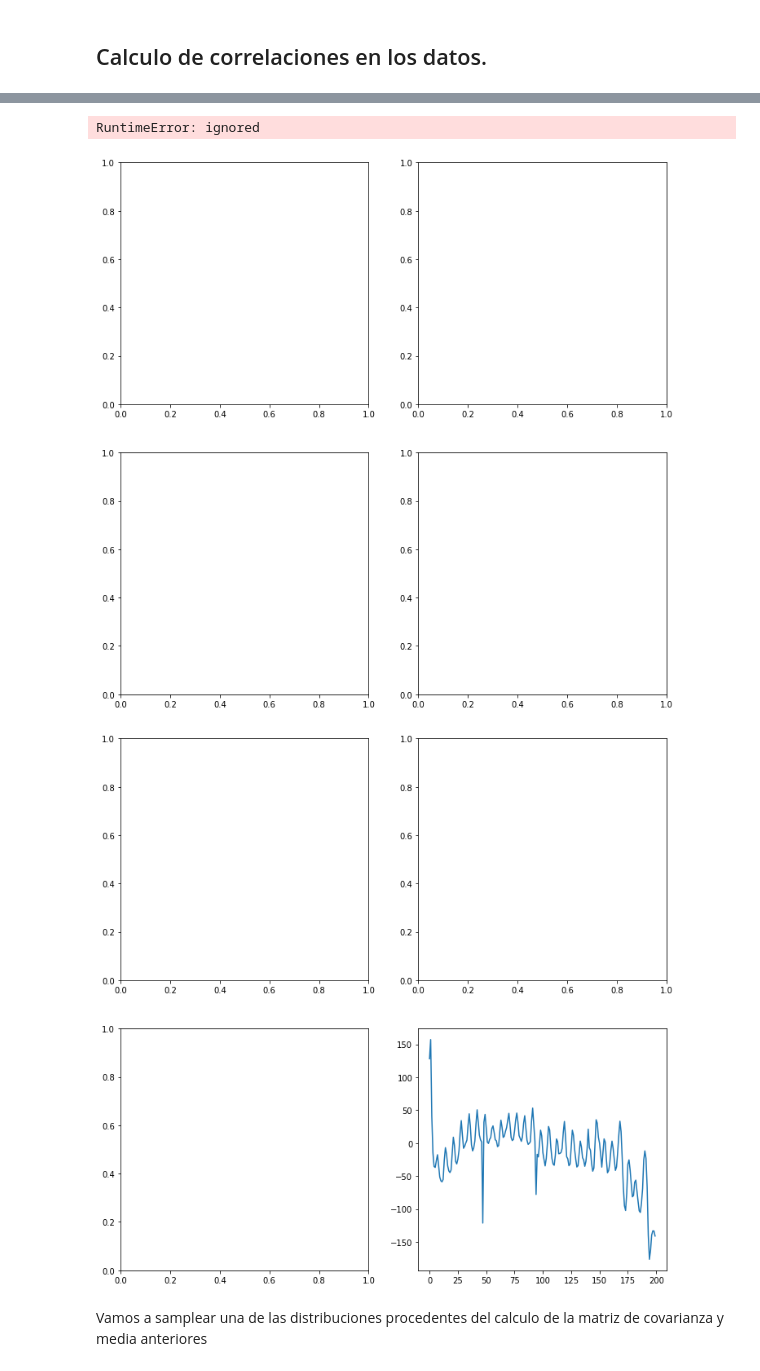
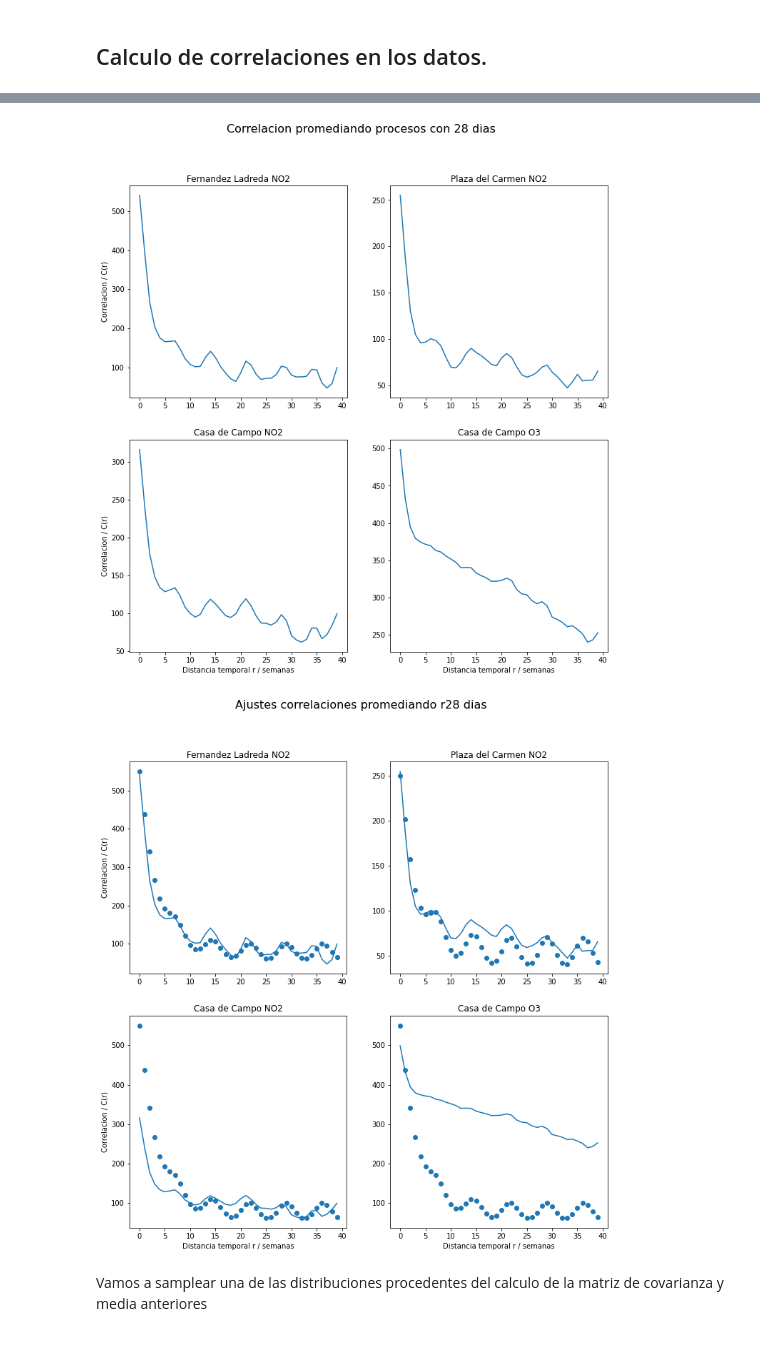
Before and after one commit to juanlu29/juanlu29, a Jupyter notebook: preprocesadoDatosContaminacionMadrid.ipynb, the cells around one changed output, grey strips where cells are left out. Drawn from its saved outputs; the diff is of its cells as text; code cells hidden in the pictures.

```diff
--- a/preprocesadoDatosContaminacionMadrid.ipynb
+++ b/preprocesadoDatosContaminacionMadrid.ipynb
@@ -271,7 +271,7 @@ longitudDatos = len(est56NO2_np)
 dx = (1./7) # Vamos a presentar en semanas la correlacion
 
 r10 = np.linspace(0,longitudDatos//10*dx,longitudDatos//10)
-p28 = 200
+p28 = 40
 r28 = np.arange(p28)
 r190 = np.linspace(0,longitudDatos//190*dx,longitudDatos//190)
 
@@ -295,11 +295,24 @@ correlaciones_03O3_r28 = correlaciones_promedio(len(est03O3_np),p28,est03O3_np[:
 # %%
 from scipy.optimize import curve_fit
 
+
 # define the true objective function
-def objective(x, a, d, l1, b, l2, omega2):
+def objective(x, a, d, l1):
+	return a * np.exp(-l1*x) + d
+
+def jacobiano(x, a, d, l1):
+
+  j = np.zeros((len(x),3))
+  j[:,0] = np.exp(-l1*x)
+  j[:,1] = 1.
+  j[:,2] = -1. * x * a * np.exp(-l1*x)
+  return j
+
+# define the true objective function
+def objective2(x, a, d, l1, b, l2, omega2):
 	return a * np.exp(-l1*x) + d + b*np.exp(-2*l2*np.power(np.sin(omega2*x),2))
 
-def jacobiano(x, a, d, l1, b, l2, omega2):
+def jacobiano2(x, a, d, l1, b, l2, omega2):
 
   j = np.zeros((len(x),6))
   j[:,0] = np.exp(-l1*x)
@@ -367,28 +380,42 @@ aproximacion1_y = 250*np.exp(-(1./3.3)*aproximacion1_x)
 aproximacion2_y = 100.*np.exp(-2*(0.3)*np.power(np.sin(np.pi*aproximacion1_x*(1./7.)),2))
 aproximacion3_y = 250*np.power(np.exp(-2*(1.)*np.power(np.sin(np.pi*aproximacion1_x*(1./365.)),2)),1.005) - 100.
 
-# curve fi
-popt, _ = curve_fit(objective, np.arange(p28), correlaciones_56NO2_r28.CorrEstProm, p0=[250.,100.,1./3.3,1.,1.,1.],bounds=(0, [np.inf,np.inf,np.inf,np.inf,np.inf,np.inf]),jac=jacobiano )
+## curve fi
+#popt, _ = curve_fit(objective, np.arange(p28), correlaciones_56NO2_r28.CorrEstProm, bounds=(0, [np.inf,np.inf,np.inf]),jac=jacobiano )
 # summarize the parameter values
-a, d, l1, b, l2, omega1 = popt
-print("parametros encontrados :",popt)
+#a, d, l1 = popt
+#print("parametros encontrados :",popt)
 
-ajuste_fl =  objective(aproximacion1_x, a, d, l1, b, l2, omega2)
+ajuste_fl =  objective(aproximacion1_x, 450., 0., 1./3.8)
 
-oscilaciones = correlaciones_56NO2_r28.CorrEstProm - ajuste_fl
+ajuste_fl +=  objective1(aproximacion1_x, 100., 1./4., 13.,0.)
 
-plt.plot(oscilaciones)
+ajuste_pc =  objective(aproximacion1_x, 180., 0., 1./3.8)
+
+ajuste_pc +=  objective1(aproximacion1_x, 70., 1./3.56, 13.,0.)
+
+ajuste_cpno2 =  objective(aproximacion1_x, 450., 0., 1./3.8)
+
+ajuste_cpno2 +=  objective1(aproximacion1_x, 100., 1./4., 13.,0.)
+
+ajuste_cpo3 =  objective(aproximacion1_x, 450., 0., 1./3.8)
+
+ajuste_cpo3 +=  objective1(aproximacion1_x, 100., 1./4., 13.,0.)
 
 
+
+
+#oscilaciones = correlaciones_56NO2_r28.CorrEstProm - ajuste_fl
+
 # curve fi
-popt, _ = curve_fit(objective1, np.arange(p28), oscilaciones,jac=jacobiano1 )
+#popt, _ = curve_fit(objective1, np.arange(p28),oscilaciones, bounds=(0, [np.inf,np.inf,np.inf,np.inf]),jac=jacobiano1 )
 # summarize the parameter values
-b, l3, omega2, d = popt
-print("parametros encontrados :",popt)
+#b, l3, omega2, d = popt
+#print("parametros encontrados :",popt)
 
-ajuste_fl_2 =  objective1(aproximacion1_x, b, l3, omega2, d)
+#ajuste_fl_2 =  objective1(aproximacion1_x, b, l3, omega2, d)
 
-ajuste = ajuste_fl + ajuste_fl_2
+#ajuste = ajuste_fl + ajuste_fl_2
 
 ax11b.plot(r28,correlaciones_56NO2_r28.CorrEstProm)
 
@@ -417,14 +444,16 @@ grid_plots_datos_28.show()
 
 
 ax11b_j.plot(r28,correlaciones_56NO2_r28.CorrEstProm)
-ax11b_j.plot(r28,correlaciones_56NO2_r28.CorrEstProm)
-ax11b_j.scatter(aproximacion1_x,ajuste)
+ax11b_j.scatter(aproximacion1_x,ajuste_fl)
 
 ax12b_j.plot(r28,correlaciones_24NO2_r28.CorrEstProm)
+ax12b_j.scatter(aproximacion1_x,ajuste_pc)
 
 ax21b_j.plot(r28,correlaciones_03NO2_r28.CorrEstProm)
+ax21b_j.scatter(aproximacion1_x,ajuste_cpno2)
 
 ax22b_j.plot(r28,correlaciones_03O3_r28.CorrEstProm)
+ax22b_j.scatter(aproximacion1_x,ajuste_cpo3)
 #ax22b.plot(r28,correlaciones_56NO2_r28.Media)
 
 grid_plots_ajustes.suptitle('Ajustes correlaciones promediando r28 dias',fontsize=16)
@@ -476,6 +503,5 @@ parametros encontrados : [2.33225040e+02 3.82018913e-03 2.87736948e-02 1.5992039
-RuntimeError: ignored
-[figure, old version]
+[figure, new version]
-[figure, old version]
+[figure, new version]
 # %% [markdown]
 Vamos a samplear una de las distribuciones procedentes del calculo de la matriz de covarianza y media anteriores
 # %%
```
Also changed, not shown: parts of 1 cell of this notebook.
